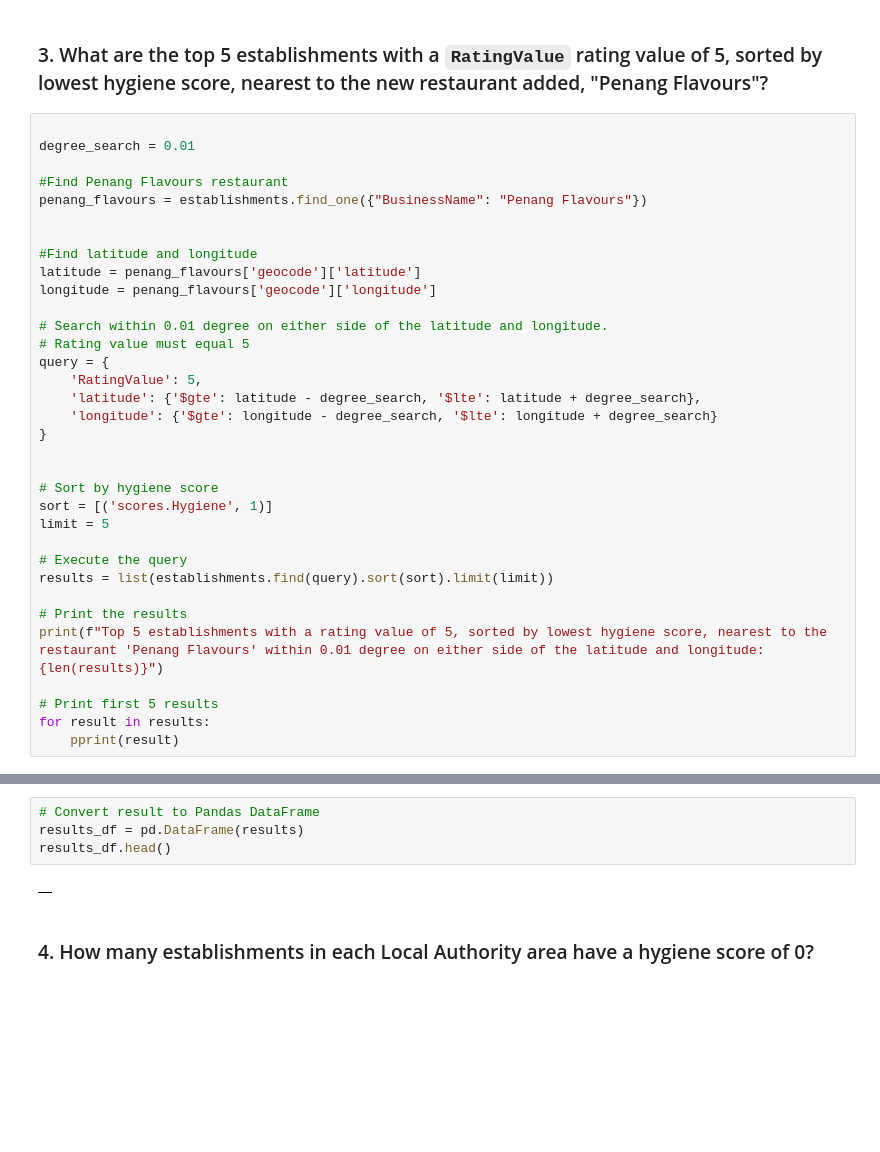
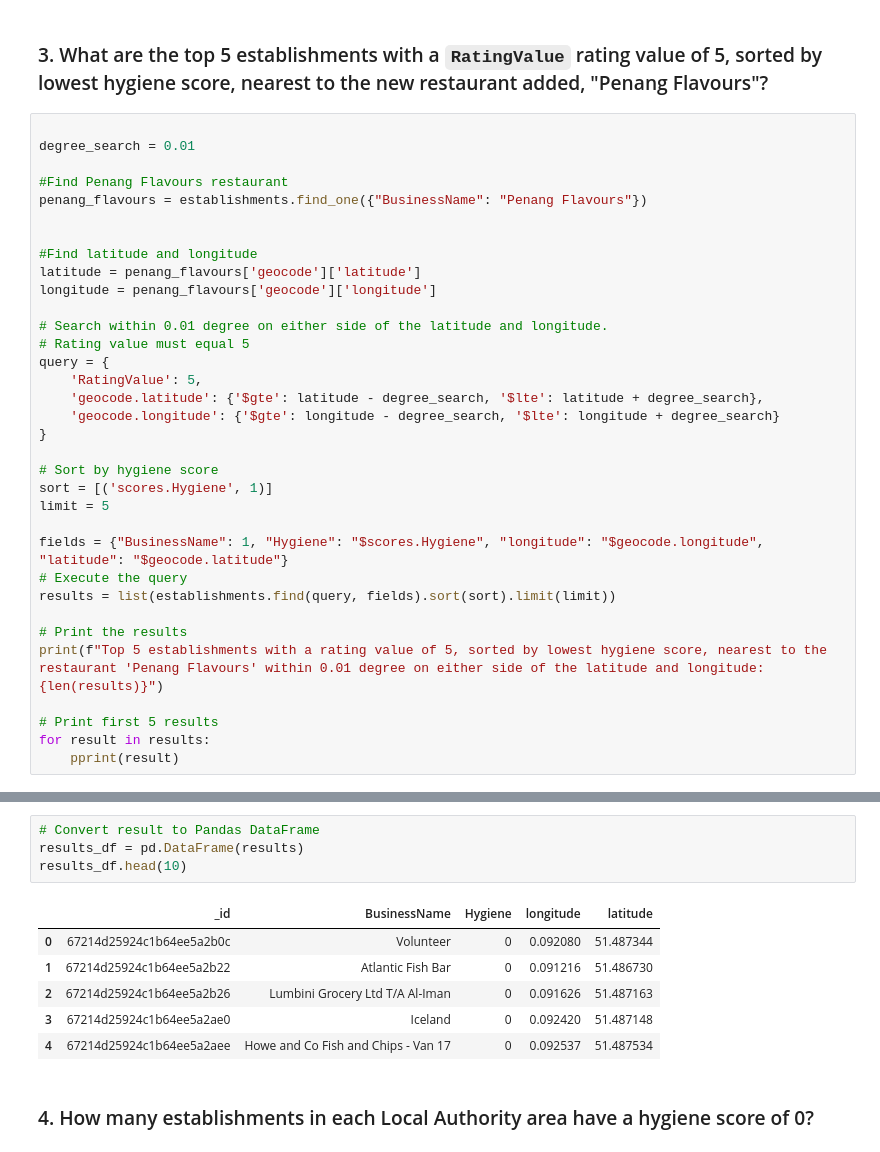
Before and after one commit to mascee/nosql-challenge, a Jupyter notebook: NoSQL_analysis.ipynb, the cells around one changed output, grey strips where cells are left out. Cells and saved outputs as stored; diff of their text form; blank space fills up the shorter version.

```diff
--- a/NoSQL_analysis.ipynb
+++ b/NoSQL_analysis.ipynb
@@ -232,17 +233,17 @@ longitude = penang_flavours['geocode']['longitude']
 # Rating value must equal 5
 query = {
     'RatingValue': 5,
-    'latitude': {'$gte': latitude - degree_search, '$lte': latitude + degree_search},
-    'longitude': {'$gte': longitude - degree_search, '$lte': longitude + degree_search}
+    'geocode.latitude': {'$gte': latitude - degree_search, '$lte': latitude + degree_search},
+    'geocode.longitude': {'$gte': longitude - degree_search, '$lte': longitude + degree_search}
 }
-
 
 # Sort by hygiene score
 sort = [('scores.Hygiene', 1)]
 limit = 5
 
+fields = {"BusinessName": 1, "Hygiene": "$scores.Hygiene", "longitude": "$geocode.longitude", "latitude": "$geocode.latitude"}
 # Execute the query
-results = list(establishments.find(query).sort(sort).limit(limit))
+results = list(establishments.find(query, fields).sort(sort).limit(limit))
 
 # Print the results
 print(f"Top 5 establishments with a rating value of 5, sorted by lowest hygiene score, nearest to the restaurant 'Penang Flavours' within 0.01 degree on either side of the latitude and longitude: {len(results)}")
@@ -255,9 +272,14 @@ Top 5 establishments with a rating value of 5, sorted by lowest hygiene score, n
 # %%
 # Convert result to Pandas DataFrame
 results_df = pd.DataFrame(results)
-results_df.head()
+results_df.head(10)
 # %% [output]
-|  |
+|  | _id | BusinessName | Hygiene | longitude | latitude |
+| 0 | 67214d25924c1b64ee5a2b0c | Volunteer | 0 | 0.092080 | 51.487344 |
+| 1 | 67214d25924c1b64ee5a2b22 | Atlantic Fish Bar | 0 | 0.091216 | 51.486730 |
+| 2 | 67214d25924c1b64ee5a2b26 | Lumbini Grocery Ltd T/A Al-Iman | 0 | 0.091626 | 51.487163 |
+| 3 | 67214d25924c1b64ee5a2ae0 | Iceland | 0 | 0.092420 | 51.487148 |
+| 4 | 67214d25924c1b64ee5a2aee | Howe and Co Fish and Chips - Van 17 | 0 | 0.092537 | 51.487534 |
 # %% [markdown]
 ### 4. How many establishments in each Local Authority area have a hygiene score of 0?
 # %%
```
Also changed, not shown: parts of 6 cells of this notebook, 2 other files.
